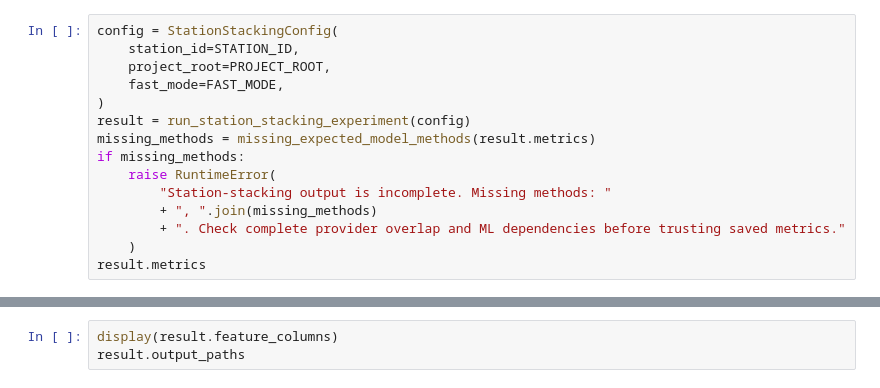
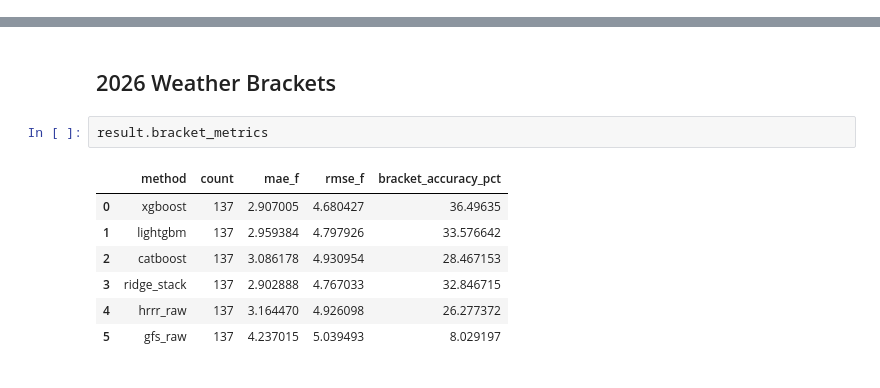
Before and after one commit to FarisFadilArifin/weather-research, a Jupyter notebook: notebooks/station_stacking/stacking_KLAX.ipynb, the cells around one changed output, grey strips where cells are left out. Saved outputs shown, nothing was run; the diff lists cells and outputs as text.

```diff
--- a/notebooks/station_stacking/stacking_KLAX.ipynb
+++ b/notebooks/station_stacking/stacking_KLAX.ipynb
@@ -109,15 +87,0 @@ Raw provider baselines are evaluated first. XGBoost, LightGBM, and CatBoost are
-# %%
-config = StationStackingConfig(
-    station_id=STATION_ID,
-    project_root=PROJECT_ROOT,
-    fast_mode=FAST_MODE,
-)
-result = run_station_stacking_experiment(config)
-missing_methods = missing_expected_model_methods(result.metrics)
-if missing_methods:
-    raise RuntimeError(
-        "Station-stacking output is incomplete. Missing methods: "
-        + ", ".join(missing_methods)
-        + ". Check complete provider overlap and ML dependencies before trusting saved metrics."
-    )
-result.metrics
@@ -147,3 +88,12 @@ else:
-# %%
-display(result.feature_columns)
-result.output_paths
+# %% [markdown]
+## 2026 Weather Brackets
+# %%
+result.bracket_metrics
+# %% [output]
+|  | method | count | mae_f | rmse_f | bracket_accuracy_pct |
+| 0 | xgboost | 137 | 2.907005 | 4.680427 | 36.49635 |
+| 1 | lightgbm | 137 | 2.959384 | 4.797926 | 33.576642 |
+| 2 | catboost | 137 | 3.086178 | 4.930954 | 28.467153 |
+| 3 | ridge_stack | 137 | 2.902888 | 4.767033 | 32.846715 |
+| 4 | hrrr_raw | 137 | 3.164470 | 4.926098 | 26.277372 |
+| 5 | gfs_raw | 137 | 4.237015 | 5.039493 | 8.029197 |
```
Also changed, not shown: parts of 19 cells of this notebook, 20 other files.
